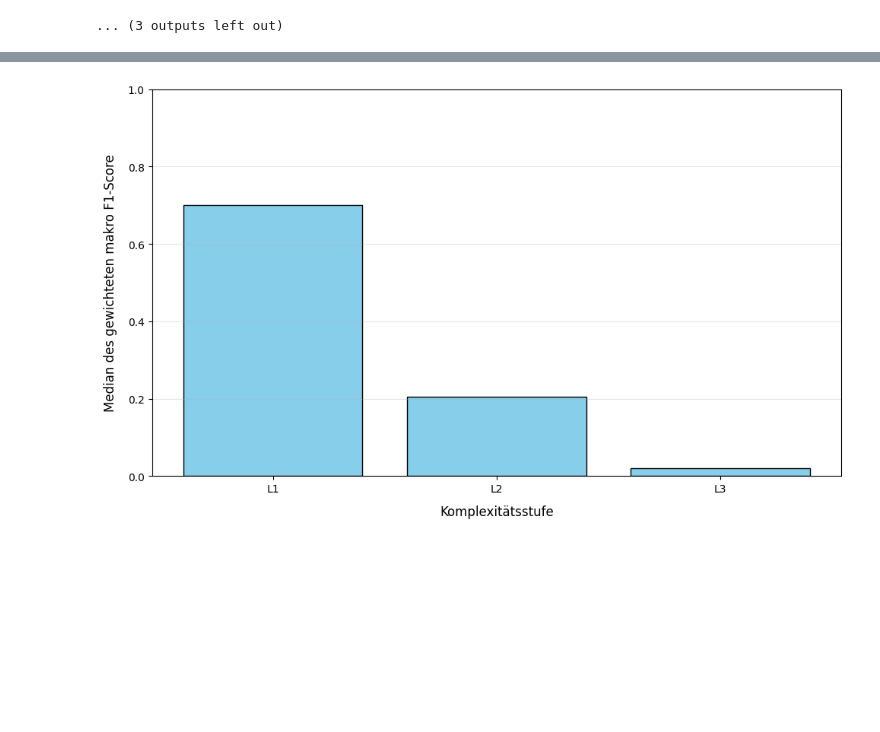
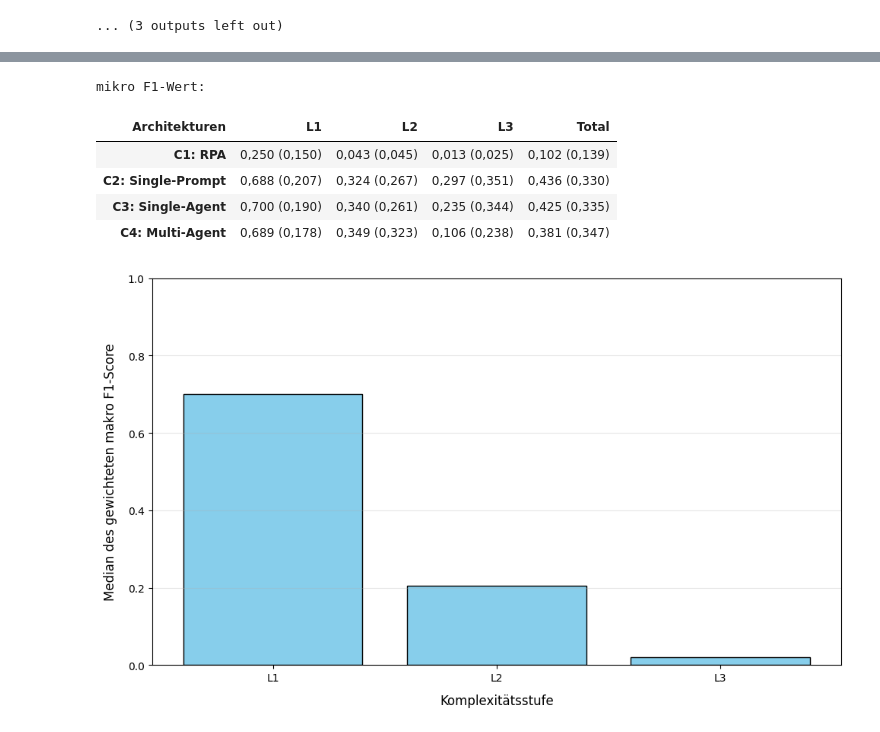
Before and after one commit to StefanEissler/doc-automation-architecture, a Jupyter notebook: notebooks/statistical_evaluation_A_internal.ipynb, the cells around one changed output, grey strips where cells are left out. Saved outputs shown, nothing was run; the diff lists cells and outputs as text; code cells hidden in the pictures; blank space fills up the shorter version.

```diff
--- a/notebooks/statistical_evaluation_A_internal.ipynb
+++ b/notebooks/statistical_evaluation_A_internal.ipynb
@@ -352,3 +390,39 @@ df_result.to_csv("./tables/weighted_macro_f1_summary.csv", index=True, sep=";",
+# %%
+f1_data = metrics_table_large["f1_exact"][["mean", "std"]]
+
+f1_data_formatted = f1_data.apply(
+    lambda row: f"{row['mean']:.3f} ({row['std']:.3f})".replace(".", ","), axis=1
+)
+
+df_result = f1_data_formatted.unstack(level="complexity")
+
+total = df_A_gemini.groupby("condition")["f1_exact"].agg(["mean", "std"])
+df_result["Total"] = total.apply(
+    lambda row: f"{row['mean']:.3f} ({row['std']:.3f})".replace(".", ","),
+    axis=1,
+)
+
+df_result = df_result[["L1", "L2", "L3", "Total"]]
+df_result.index = [
+    "C1: RPA",
+    "C2: Single-Prompt",
+    "C3: Single-Agent",
+    "C4: Multi-Agent",
+]
+df_result.rename_axis("Architekturen", axis=1, inplace=True)
+
+print("mikro F1-Wert:")
+display(df_result)
+df_result.to_csv(
+    "./tables/micro_f1_summary.csv", index=True, sep=";", decimal=","
+)
+# %% [output]
+mikro F1-Wert:
+| Architekturen | L1 | L2 | L3 | Total |
+| C1: RPA | 0,250 (0,150) | 0,043 (0,045) | 0,013 (0,025) | 0,102 (0,139) |
+| C2: Single-Prompt | 0,688 (0,207) | 0,324 (0,267) | 0,297 (0,351) | 0,436 (0,330) |
+| C3: Single-Agent | 0,700 (0,190) | 0,340 (0,261) | 0,235 (0,344) | 0,425 (0,335) |
+| C4: Multi-Agent | 0,689 (0,178) | 0,349 (0,323) | 0,106 (0,238) | 0,381 (0,347) |
 # %%
 median_scores = df_A_gemini.groupby("complexity")["weighted_macro_f1"].median()
 
```
Also changed, not shown: parts of 7 cells of this notebook, 2 other files.
